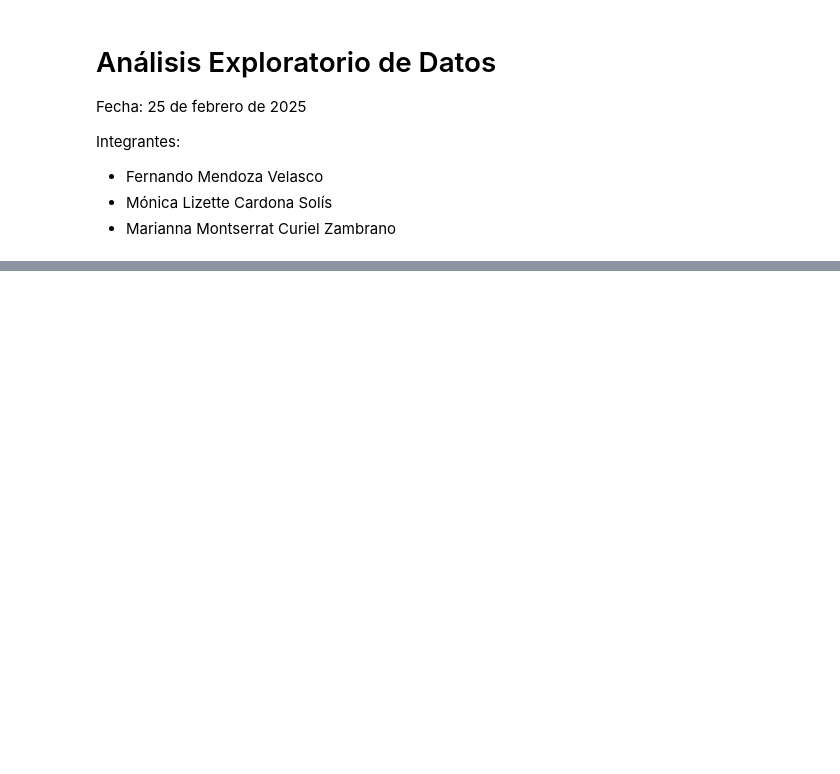
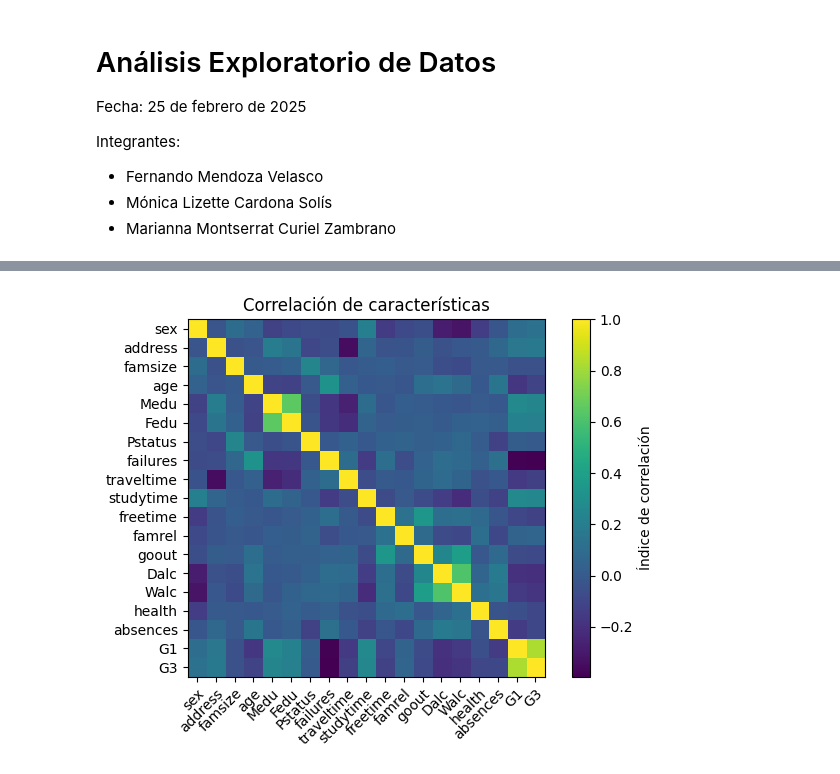
Before and after one commit to Frozen-Burrito/sim-matematica, a Jupyter notebook: proyectos/modulo_1/ProyectoModulo1_CardonaM_CurielM_MendozaF.ipynb, the cells around one changed output, grey strips where cells are left out. Cells and saved outputs as stored; diff of their text form; code cells hidden in the pictures; blank space fills up the shorter version.

```diff
--- a/proyectos/modulo_1/ProyectoModulo1_CardonaM_CurielM_MendozaF.ipynb
+++ b/proyectos/modulo_1/ProyectoModulo1_CardonaM_CurielM_MendozaF.ipynb
@@ -307,0 +114,7 @@ plt.show()
+# %%
+df_valores_numericos = df.copy()
+df_valores_numericos["sex"] = df_valores_numericos["sex"].map({"F": 1, "M": 0})
+df_valores_numericos["address"] = df_valores_numericos["address"].map({"U": 1, "R": 0})
+df_valores_numericos["famsize"] = df_valores_numericos["famsize"].map({"GT3": 1, "LE3": 0})
+df_valores_numericos["Pstatus"] = df_valores_numericos["Pstatus"].map({"T": 1, "A": 0})
+df_valores_numericos.head()
@@ -307,0 +133,21 @@ plt.show()
+# %%
+col_correlacion = ["sex", "address", "famsize", "age", "Medu", "Fedu", "Pstatus", "failures", "traveltime", "studytime", "freetime", "famrel", "goout", "Dalc", "Walc", "health", "absences", "G1", "G3"]
+
+matriz_correlacion = df_valores_numericos[col_correlacion].corr()
+
+fig, ax = plt.subplots()
+im = ax.imshow(matriz_correlacion)
+
+# Agregar anotaciones en los ejes y en cada recuadro del mapa.
+ax.set_xticks(range(len(col_correlacion)), labels=col_correlacion, rotation=45, ha="right", rotation_mode="anchor")
+ax.set_yticks(range(len(col_correlacion)), labels=col_correlacion)
+
+ax.set_title("Correlación de características")
+
+fig.colorbar(im, ax=ax, label='Índice de correlación')
+fig.tight_layout()
+
+plt.savefig("graficas/student/mapa_correlacion_2.png", dpi=300)
+plt.show()
+# %% [output]
+[figure, added]
```
Also changed, not shown: parts of 46 cells of this notebook, 12 other files.
